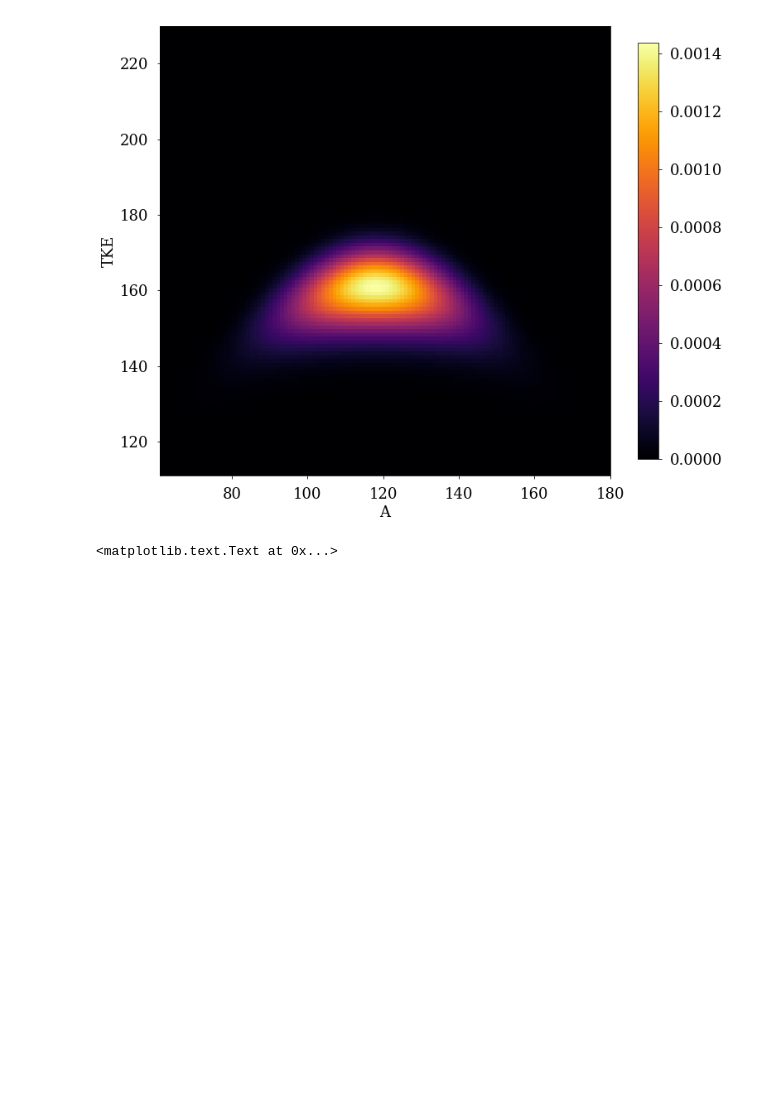
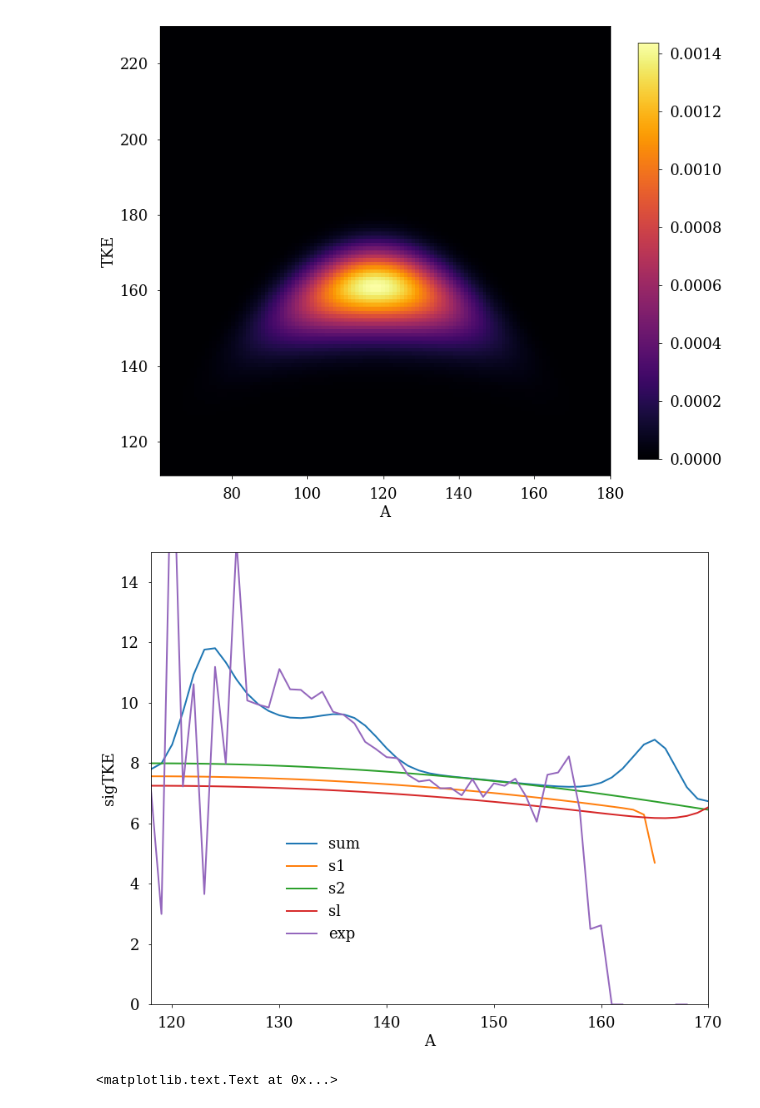
Before and after one commit to austinlc/YATKE, a Jupyter notebook: YATKE.U235.ipynb, the cells around one changed output. Drawn from its saved outputs; the diff is of its cells as text; code cells hidden in the pictures; blank space fills up the shorter version.

```diff
--- a/YATKE.U235.ipynb
+++ b/YATKE.U235.ipynb
@@ -190,6 +190,9 @@ def get_TKEA(YATKE, selection = 0):
     if (selection == 1):
         return np.sqrt(varTKEA) #return sig
 # %%
+A = np.linspace(61,180,120)
+TKE = np.linspace(111,230, 120)
+
 TKEA_exp         = get_TKEA(YATKE_exp.reshape(120,120))
 sigTKEA_exp      = get_TKEA(YATKE_exp.reshape(120,120), 1)
 
@@ -204,6 +207,23 @@ sigTKEA_sl      = get_TKEA(rearrange(YATKE_sl), 1)
 
 TKEA_sum         = get_TKEA(rearrange(YATKE_sum))
 sigTKEA_sum      = get_TKEA(rearrange(YATKE_sum), 1)
+# %%
+fig, axes = pl.subplots(1, 1, figsize=(12, 10))
+
+plt.plot(A, sigTKEA_sum, label = 'sum')
+plt.plot(A, sigTKEA_s1, label = 's1')
+plt.plot(A, sigTKEA_s2, label = 's2')
+plt.plot(A, sigTKEA_sl, label = 'sl')
+
+plt.plot(A, sigTKEA_exp, label = 'exp')
+plt.xlim(118,170)
+plt.ylim(0,15)
+plt.ylabel('sigTKE')
+plt.xlabel('A')
+lg = plt.legend(numpoints=1,fontsize=18, bbox_to_anchor=(0.4, 0.4))
+lg.draw_frame(False)
+# %% [output]
+[figure, added]
 # %%
 A = np.linspace(61,180,120)
 TKE = np.linspace(111,230, 120)
```
Also changed, not shown: parts of 29 cells of this notebook, 2 other files.
